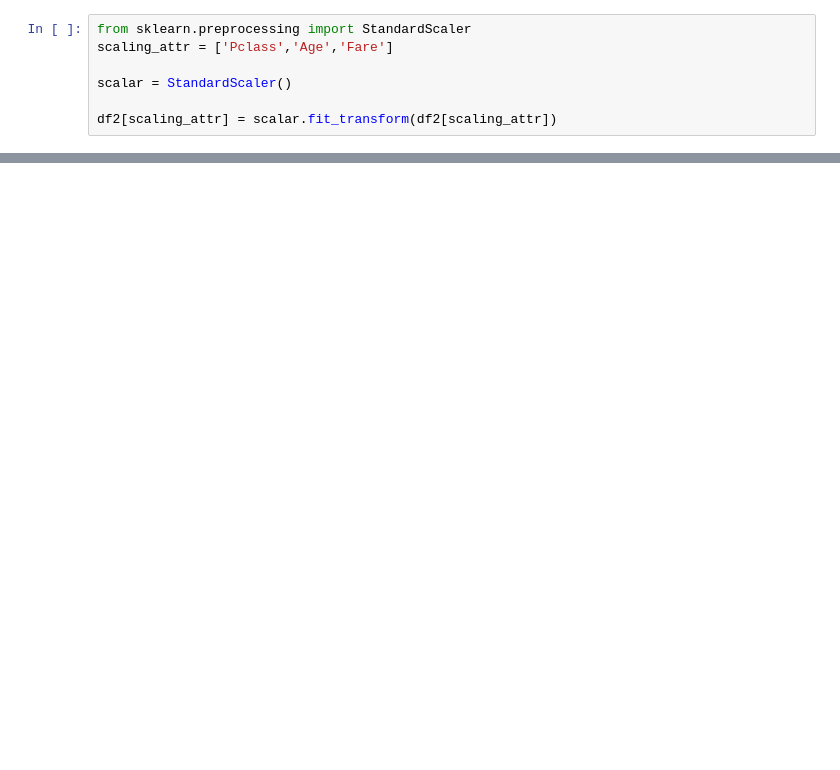
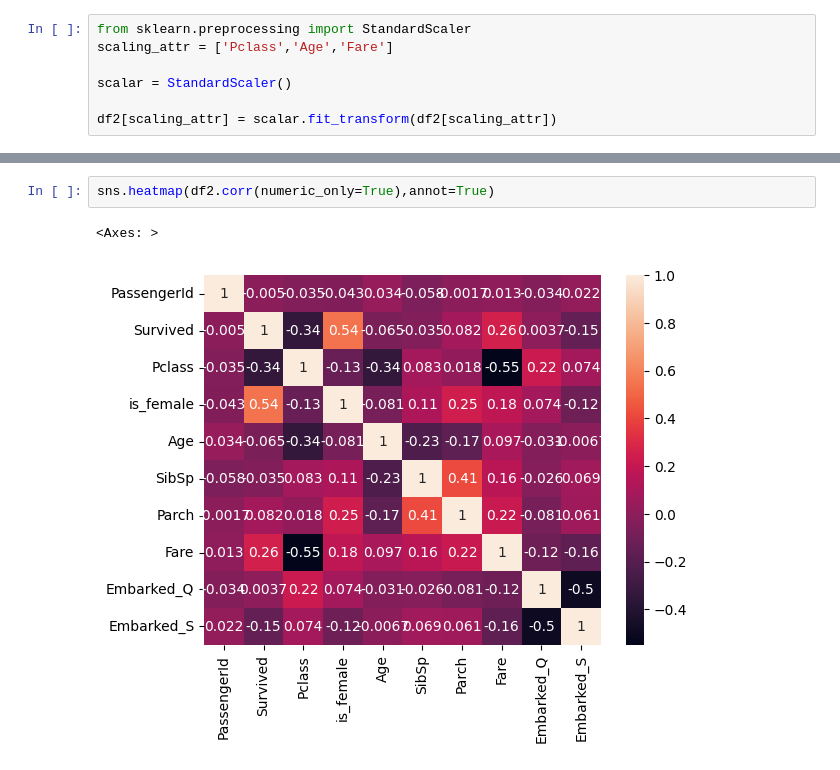
Before and after one commit to Kabeer07-dev/MachineLearning, a Jupyter notebook: titanic.ipynb, the cells around one changed output, grey strips where cells are left out. Saved outputs shown, nothing was run; the diff lists cells and outputs as text; blank space fills up the shorter version.

```diff
--- a/titanic.ipynb
+++ b/titanic.ipynb
@@ -337,3 +337,8 @@ df2.head()
 | 2 | 3 | 1 | 0.827377 | Heikkinen, Miss. Laina | 1 | -0.258337 | 0 | 0 | STON/O2. 3101282 | -0.488854 | ... |
 | 3 | 4 | 1 | -1.566107 | Futrelle, Mrs. Jacques Heath (Lil... | 1 | 0.433312 | 1 | 0 | 113803 | 0.420730 | ... |
 | 4 | 5 | 0 | 0.827377 | Allen, Mr. William Henry | 0 | 0.433312 | 0 | 0 | 373450 | -0.486337 | ... |
+# %%
+sns.heatmap(df2.corr(numeric_only=True),annot=True)
+# %% [output]
+<Axes: >
+[figure, added]
```
